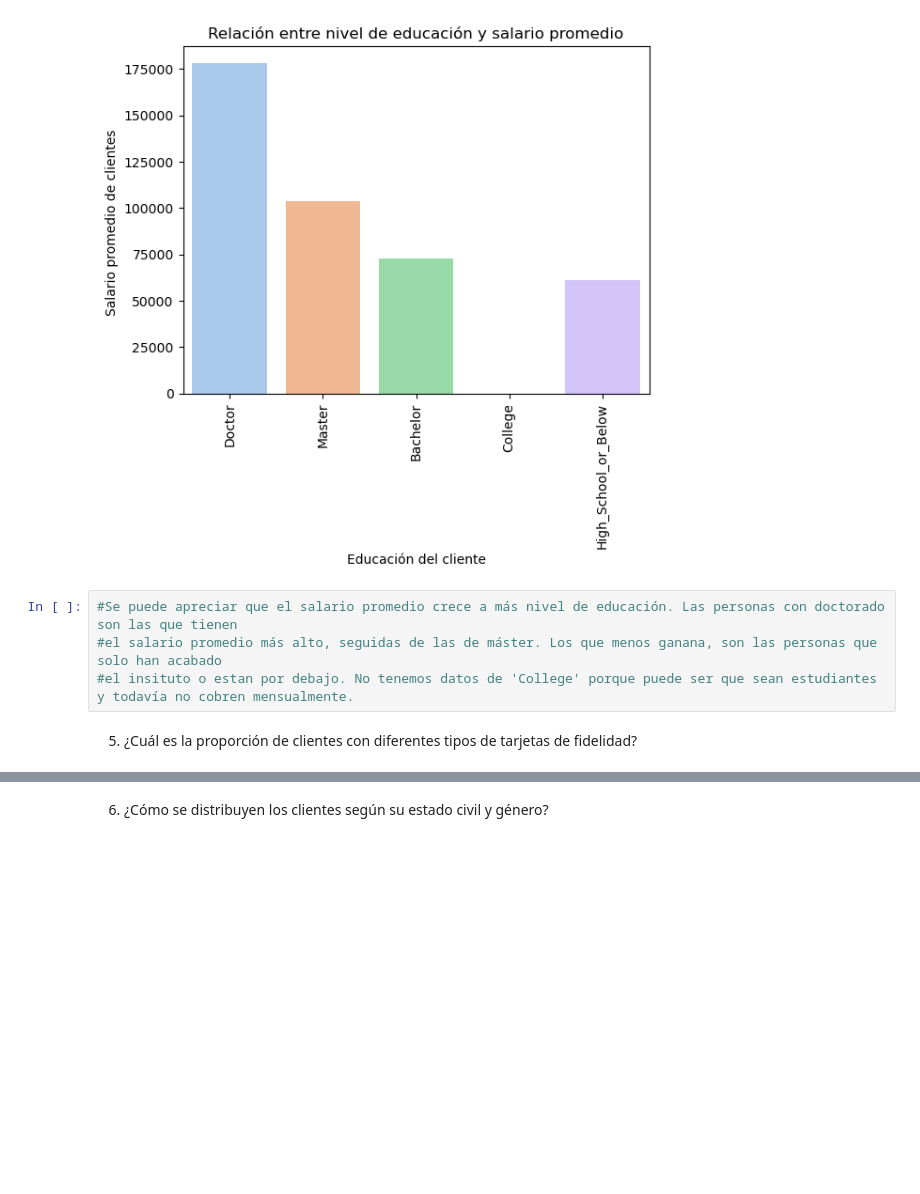
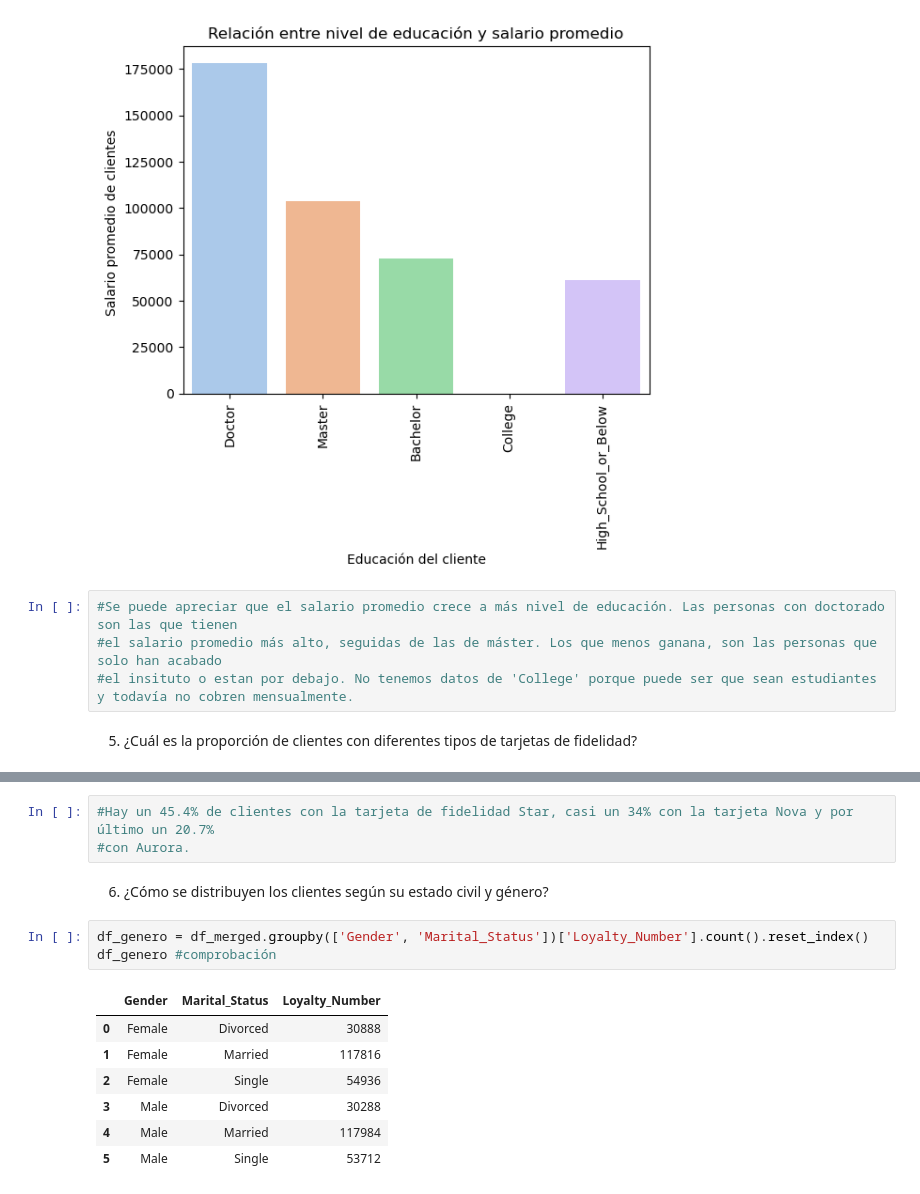
Before and after one commit to Adalab/bda-modulo-3-evaluacion-final-BiancaGemarR, a Jupyter notebook: visualizacion2.0_evaluacion.ipynb, the cells around one changed output, grey strips where cells are left out. Drawn from its saved outputs; the diff is of its cells as text; blank space fills up the shorter version.

```diff
--- a/visualizacion2.0_evaluacion.ipynb
+++ b/visualizacion2.0_evaluacion.ipynb
@@ -210,2 +230,16 @@ plt.title("Relación entre nivel de educación y salario promedio");
+# %%
+#Hay un 45.4% de clientes con la tarjeta de fidelidad Star, casi un 34% con la tarjeta Nova y por último un 20.7%
+#con Aurora.
 # %% [markdown]
 6. ¿Cómo se distribuyen los clientes según su estado civil y género?
+# %%
+df_genero = df_merged.groupby(['Gender', 'Marital_Status'])['Loyalty_Number'].count().reset_index()
+df_genero #comprobación
+# %% [output]
+|  | Gender | Marital_Status | Loyalty_Number |
+| 0 | Female | Divorced | 30888 |
+| 1 | Female | Married | 117816 |
+| 2 | Female | Single | 54936 |
+| 3 | Male | Divorced | 30288 |
+| 4 | Male | Married | 117984 |
+| 5 | Male | Single | 53712 |
```
Also changed, not shown: parts of 4 cells of this notebook.
